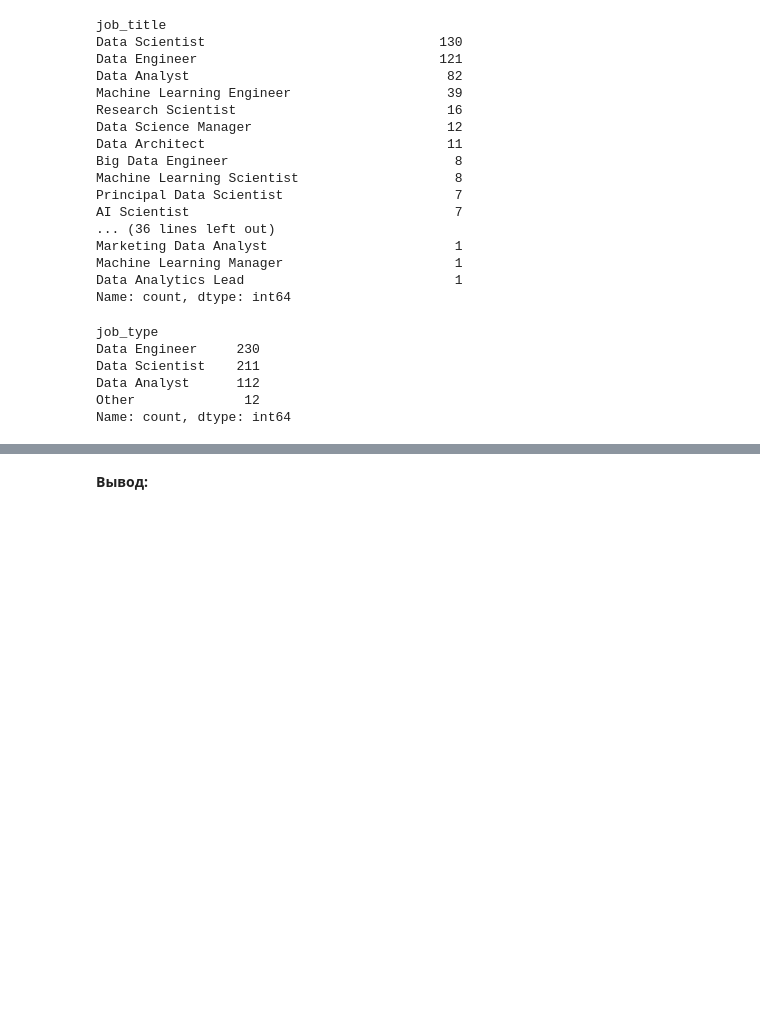
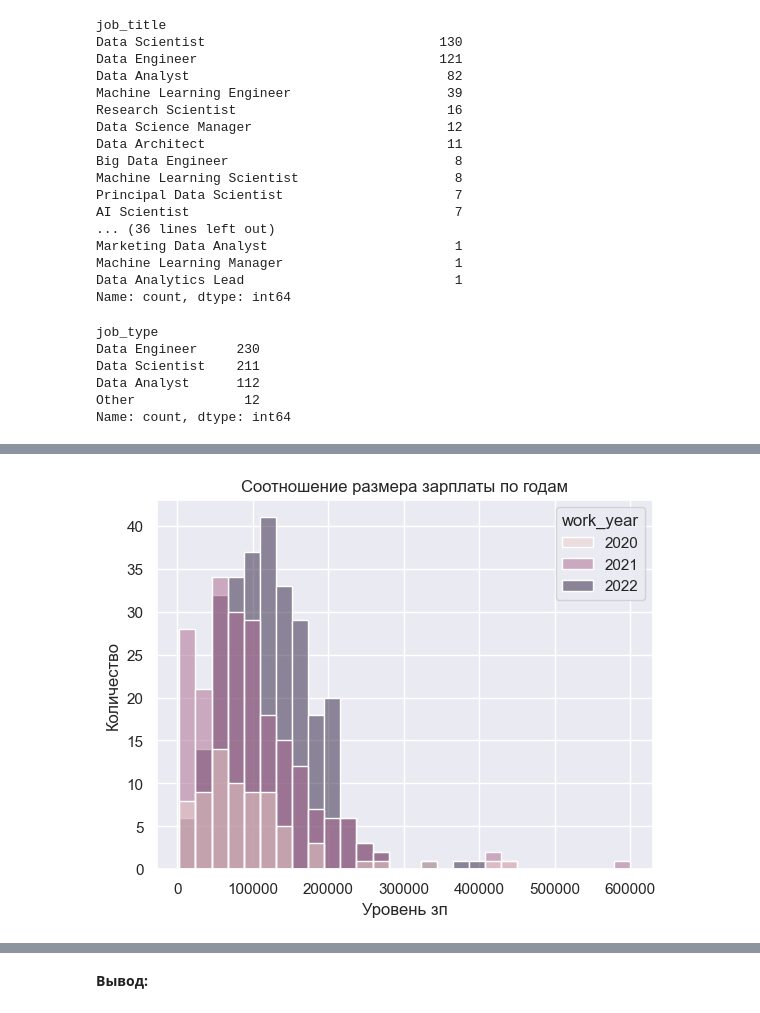
Before and after one commit to redd-ratt/sf_ds_py, a Jupyter notebook: 3-EDA/eda-4/eda_4_hr_ds.ipynb, the cells around one changed output, grey strips where cells are left out. Saved outputs shown, nothing was run; the diff lists cells and outputs as text; code cells hidden in the pictures; blank space fills up the shorter version.

```diff
--- a/3-EDA/eda-4/eda_4_hr_ds.ipynb
+++ b/3-EDA/eda-4/eda_4_hr_ds.ipynb
@@ -257,0 +303,9 @@ sns.heatmap(data.corr(numeric_only=True), annot = True)
+# %%
+# визуализация соотношения размера зарплаты в зависимости от года
+ax = sns.histplot(data=data, x="salary_in_usd", hue="work_year")
+ax.set(xlabel='Уровень зп', ylabel='Количество')
+#plt.legend(title='Год')
+plt.title('Соотношение размера зарплаты по годам')
+plt.show()
+# %% [output]
+[figure, added]
```
Also changed, not shown: parts of 59 cells of this notebook, 1 other file.
